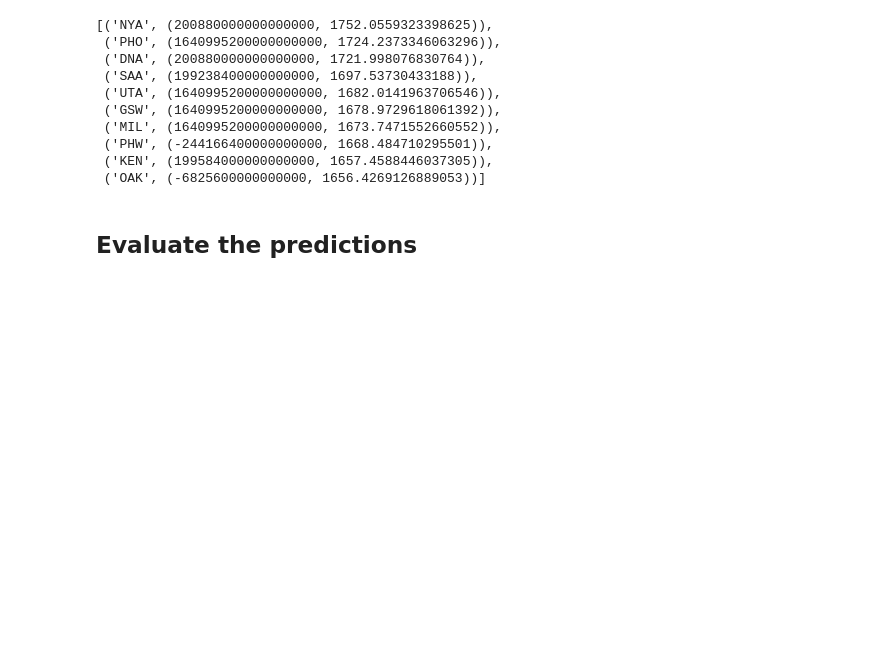
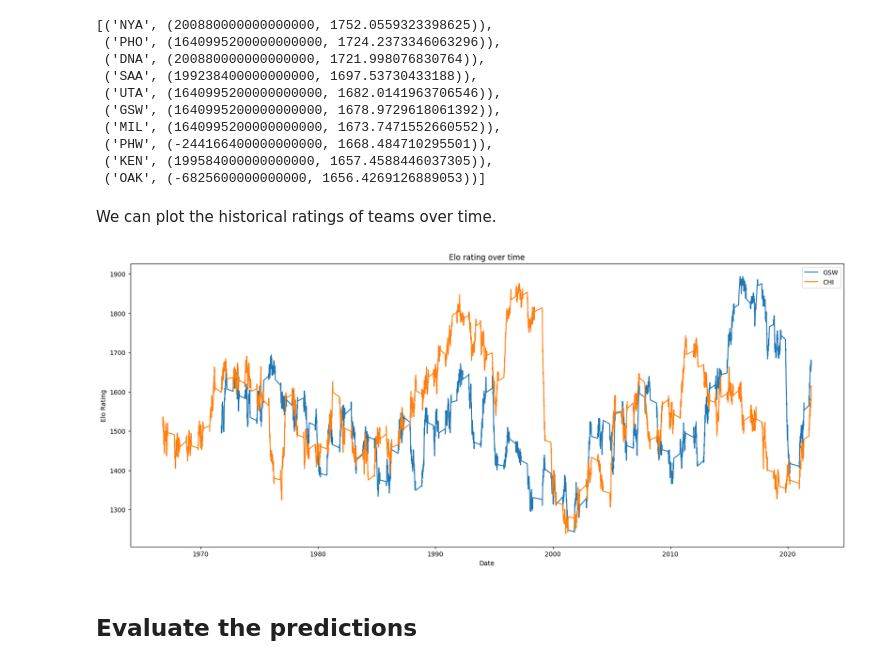
Before and after one commit to cookepm86/elo-grad, a Jupyter notebook: examples/nba.ipynb, the cells around one changed output. Drawn from its saved outputs; the diff is of its cells as text; code cells hidden in the pictures; blank space fills up the shorter version.

```diff
--- a/examples/nba.ipynb
+++ b/examples/nba.ipynb
@@ -96,7 +96,14 @@ elo.fit(X_train)
 # %% [markdown]
 Use the `transform` method to calculate expected scores/ratings.
 # %%
-elo = EloEstimator(entity_cols=('team1', 'team2'), score_col='result', beta=200, k_factor=20, default_init_rating=1500)
+elo = EloEstimator(
+    entity_cols=('team1', 'team2'),
+    score_col='result',
+    beta=200,
+    k_factor=20,
+    default_init_rating=1500,
+    track_rating_history=True,
+)
 
 preds = elo.fit(X_train)
 sorted(elo.model.ratings.items(), key=lambda item: item[1][1], reverse=True)[:10]
@@ -111,6 +118,14 @@ sorted(elo.model.ratings.items(), key=lambda item: item[1][1], reverse=True)[:10
  ('PHW', (-244166400000000000, 1668.484710295501)),
  ('KEN', (199584000000000000, 1657.4588446037305)),
  ('OAK', (-6825600000000000, 1656.4269126889053))]
+# %% [markdown]
+We can plot the historical ratings of teams over time.
+# %%
+fig, ax = plt.subplots(figsize=(20, 8))
+elo.plot(['GSW', 'CHI'], ax=ax)
+plt.show()
+# %% [output]
+[figure, added]
 # %% [markdown]
 ## Evaluate the predictions
 # %%
```
Also changed, not shown: parts of 2 cells of this notebook, 4 other files.
